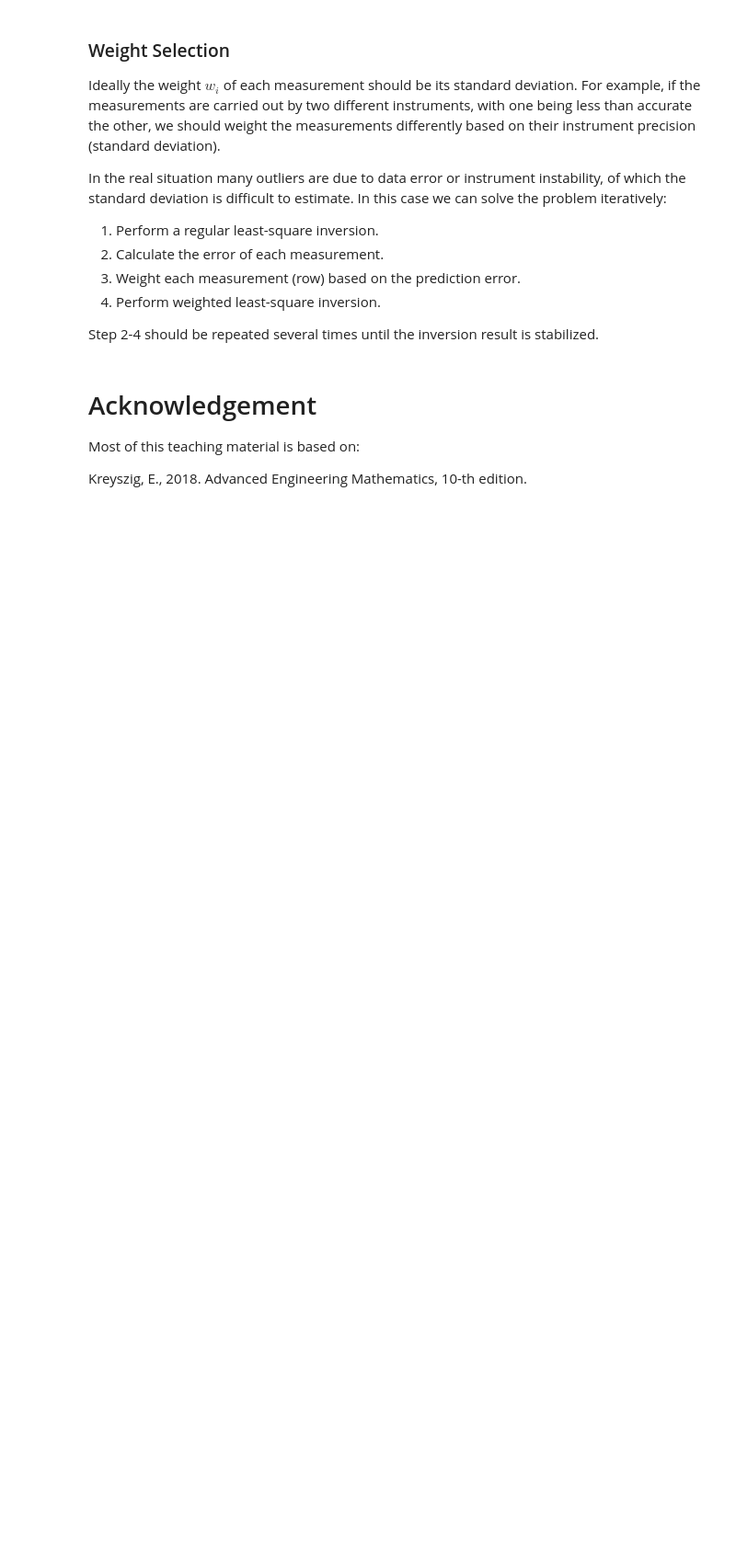
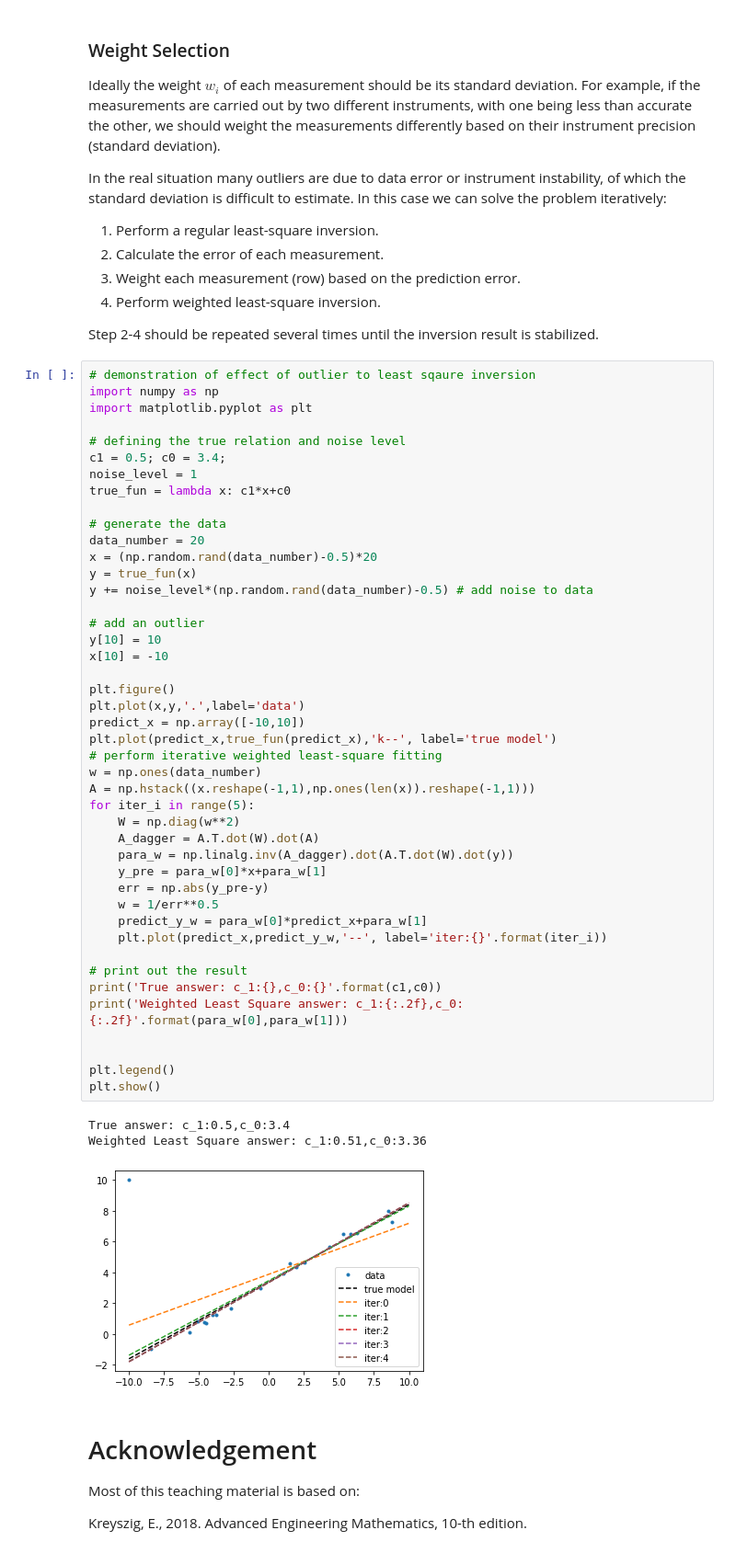
Before and after one commit to jshragge/CSM_GP_GEOPCOMP, a Jupyter notebook: 05_Regression.ipynb, the cells around one changed output. Shown at 92% size. Drawn from its saved outputs; the diff is of its cells as text; blank space fills up the shorter version.

```diff
--- a/05_Regression.ipynb
+++ b/05_Regression.ipynb
@@ -339,6 +341,54 @@ In the real situation many outliers are due to data error or instrument instabil
 4. Perform weighted least-square inversion.
 
 Step 2-4 should be repeated several times until the inversion result is stabilized.
+# %%
+# demonstration of effect of outlier to least sqaure inversion
+import numpy as np
+import matplotlib.pyplot as plt
+
+# defining the true relation and noise level
+c1 = 0.5; c0 = 3.4;
+noise_level = 1
+true_fun = lambda x: c1*x+c0
+
+# generate the data
+data_number = 20
+x = (np.random.rand(data_number)-0.5)*20
+y = true_fun(x)
+y += noise_level*(np.random.rand(data_number)-0.5) # add noise to data
+
+# add an outlier
+y[10] = 10
+x[10] = -10
+
+plt.figure()
+plt.plot(x,y,'.',label='data')
+predict_x = np.array([-10,10])
+plt.plot(predict_x,true_fun(predict_x),'k--', label='true model')
+# perform iterative weighted least-square fitting
+w = np.ones(data_number)
+A = np.hstack((x.reshape(-1,1),np.ones(len(x)).reshape(-1,1)))
+for iter_i in range(5):
+    W = np.diag(w**2)
+    A_dagger = A.T.dot(W).dot(A)
+    para_w = np.linalg.inv(A_dagger).dot(A.T.dot(W).dot(y))
+    y_pre = para_w[0]*x+para_w[1]
+    err = np.abs(y_pre-y)
+    w = 1/err**0.5
+    predict_y_w = para_w[0]*predict_x+para_w[1]
+    plt.plot(predict_x,predict_y_w,'--', label='iter:{}'.format(iter_i))
+
+# print out the result
+print('True answer: c_1:{},c_0:{}'.format(c1,c0))
+print('Weighted Least Square answer: c_1:{:.2f},c_0:{:.2f}'.format(para_w[0],para_w[1]))
+
+
+plt.legend()
+plt.show()
+# %% [output]
+True answer: c_1:0.5,c_0:3.4
+Weighted Least Square answer: c_1:0.51,c_0:3.36
+[figure, added]
 # %% [markdown]
 # Acknowledgement
 
```
Also changed, not shown: parts of 1 cell of this notebook, 1 other file.
